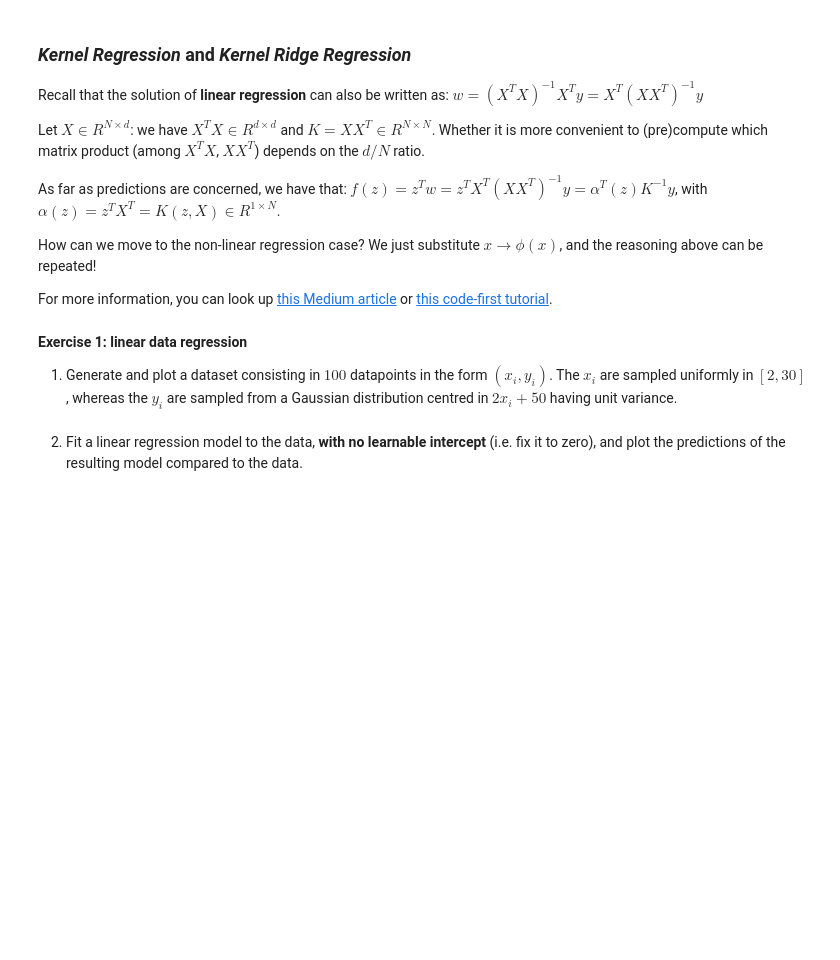
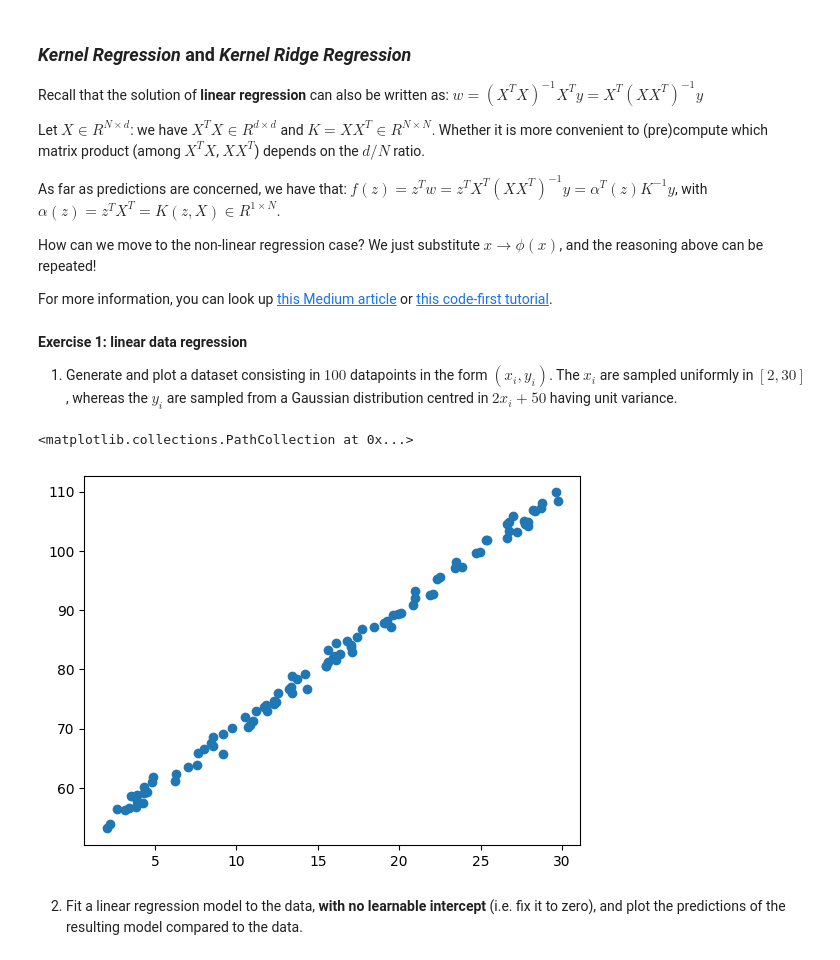
Before and after one commit to alessimichele/adv-ml-units, a Jupyter notebook: notebooks/AdvML_UniTS_2023_Lab_02_Kernel_ridge_regression_and_kPCA.ipynb, the cells around one changed output. Saved outputs shown, nothing was run; the diff lists cells and outputs as text; code cells hidden in the pictures; blank space fills up the shorter version.

```diff
--- a/notebooks/AdvML_UniTS_2023_Lab_02_Kernel_ridge_regression_and_kPCA.ipynb
+++ b/notebooks/AdvML_UniTS_2023_Lab_02_Kernel_ridge_regression_and_kPCA.ipynb
@@ -28,2 +27,9 @@ from sklearn.datasets import make_moons
+# %%
+x = np.random.uniform(2, 30, 100)
+y = np.random.normal(2*x + 50, 1, 100)
+plt.scatter(x,y)
+# %% [output]
+<matplotlib.collections.PathCollection at 0x...>
+[figure, added]
 # %% [markdown]
 2. Fit a linear regression model to the data, **with no learnable intercept** (i.e. fix it to zero), and plot the predictions of the resulting model compared to the data.
```
Also changed, not shown: parts of 10 cells of this notebook.
